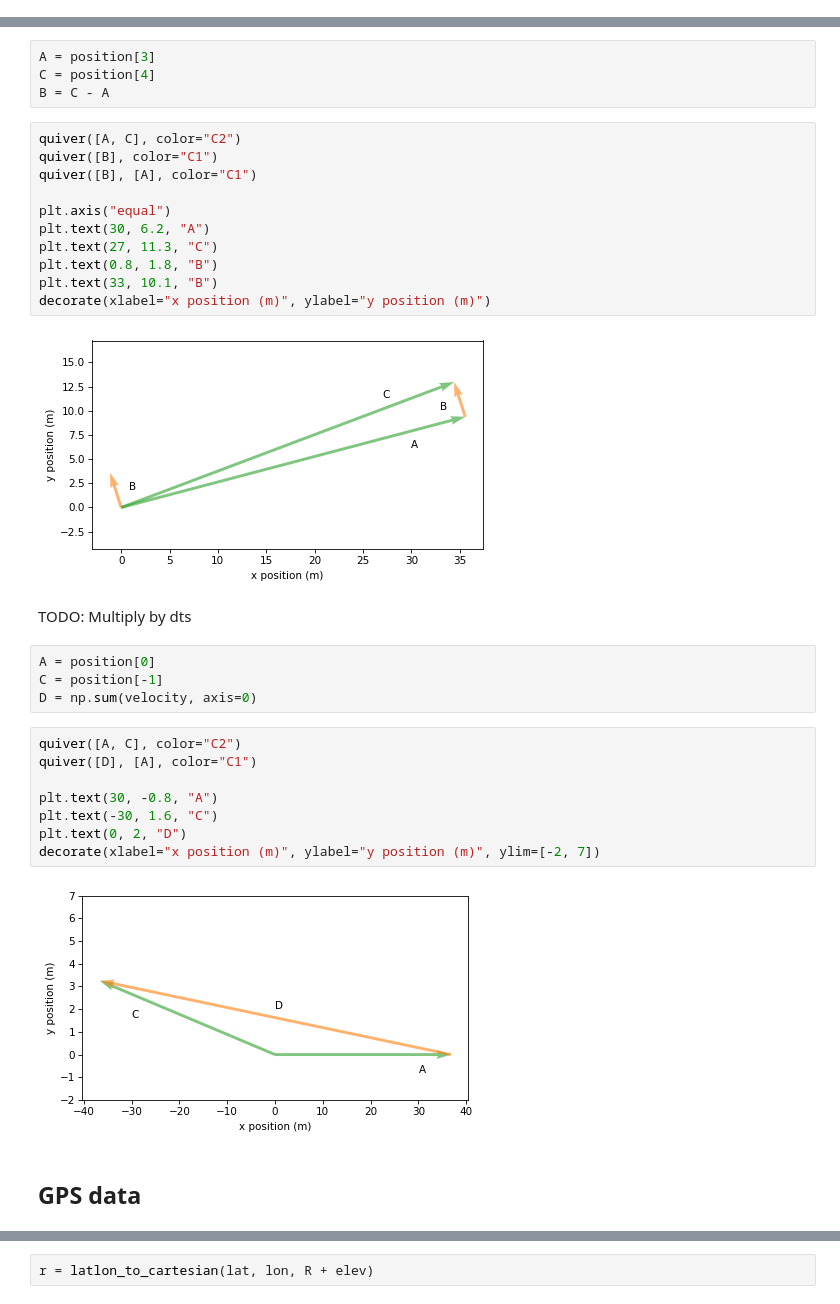
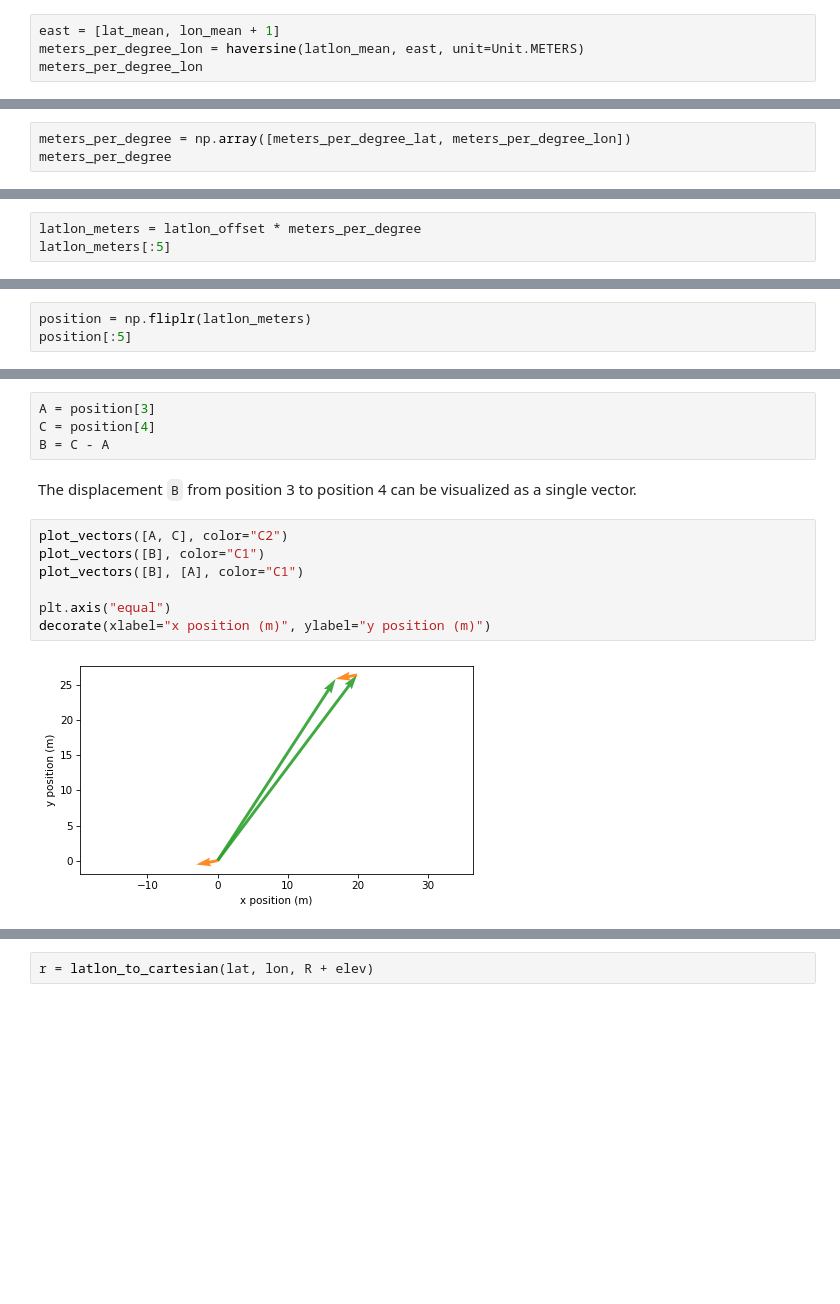
Before and after one commit to AllenDowney/ThinkLinearAlgebra, a Jupyter notebook: soln/track.ipynb, the cells around one changed output, grey strips where cells are left out. Saved outputs shown, nothing was run; the diff lists cells and outputs as text; blank space fills up the shorter version.

```diff
--- a/soln/track.ipynb
+++ b/soln/track.ipynb
@@ -143,0 +309,4 @@ def scatter(vectors, start=0, end=None, **options):
+# %%
+east = [lat_mean, lon_mean + 1]
+meters_per_degree_lon = haversine(latlon_mean, east, unit=Unit.METERS)
+meters_per_degree_lon
@@ -143,0 +317,3 @@ def scatter(vectors, start=0, end=None, **options):
+# %%
+meters_per_degree = np.array([meters_per_degree_lat, meters_per_degree_lon])
+meters_per_degree
@@ -143,0 +324,3 @@ def scatter(vectors, start=0, end=None, **options):
+# %%
+latlon_meters = latlon_offset * meters_per_degree
+latlon_meters[:5]
@@ -143,0 +338,3 @@ def scatter(vectors, start=0, end=None, **options):
+# %%
+position = np.fliplr(latlon_meters)
+position[:5]
@@ -239,34 +535,14 @@ decorate(xlabel="x velocity (m/s)", ylabel="y velocity (m/s)")
 A = position[3]
 C = position[4]
 B = C - A
+# %% [markdown]
+The displacement `B` from position 3 to position 4 can be visualized as a single vector.
 # %%
-quiver([A, C], color="C2")
-quiver([B], color="C1")
-quiver([B], [A], color="C1")
+plot_vectors([A, C], color="C2")
+plot_vectors([B], color="C1")
+plot_vectors([B], [A], color="C1")
 
 plt.axis("equal")
-plt.text(30, 6.2, "A")
-plt.text(27, 11.3, "C")
-plt.text(0.8, 1.8, "B")
-plt.text(33, 10.1, "B")
 decorate(xlabel="x position (m)", ylabel="y position (m)")
 # %% [output]
-[figure, old version]
+[figure, new version]
-# %% [markdown]
-TODO: Multiply by dts
-# %%
-A = position[0]
-C = position[-1]
-D = np.sum(velocity, axis=0)
-# %%
-quiver([A, C], color="C2")
-quiver([D], [A], color="C1")
-
-plt.text(30, -0.8, "A")
-plt.text(-30, 1.6, "C")
-plt.text(0, 2, "D")
-decorate(xlabel="x position (m)", ylabel="y position (m)", ylim=[-2, 7])
-# %% [output]
-[figure, removed]
-# %% [markdown]
-## GPS data
```
Also changed, not shown: parts of 158 cells of this notebook, 1 other file.
